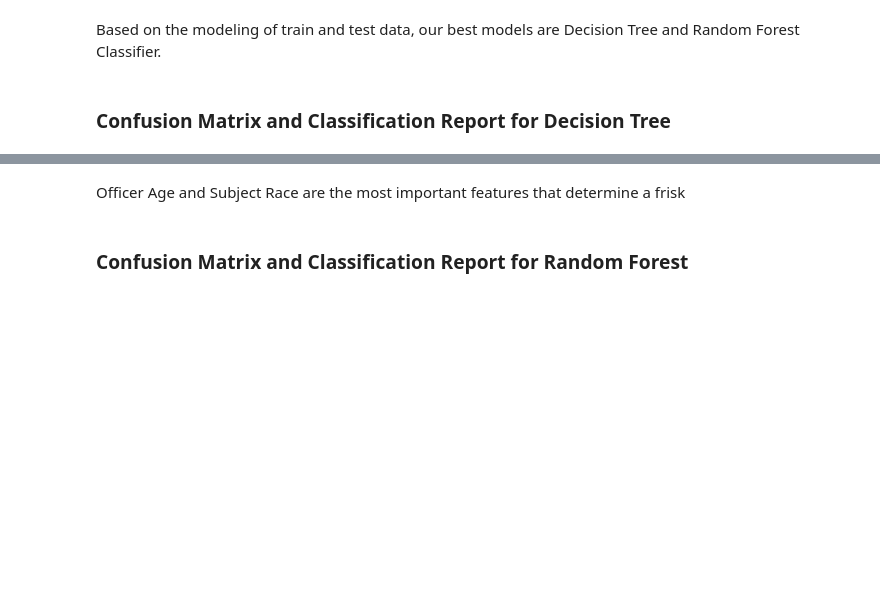
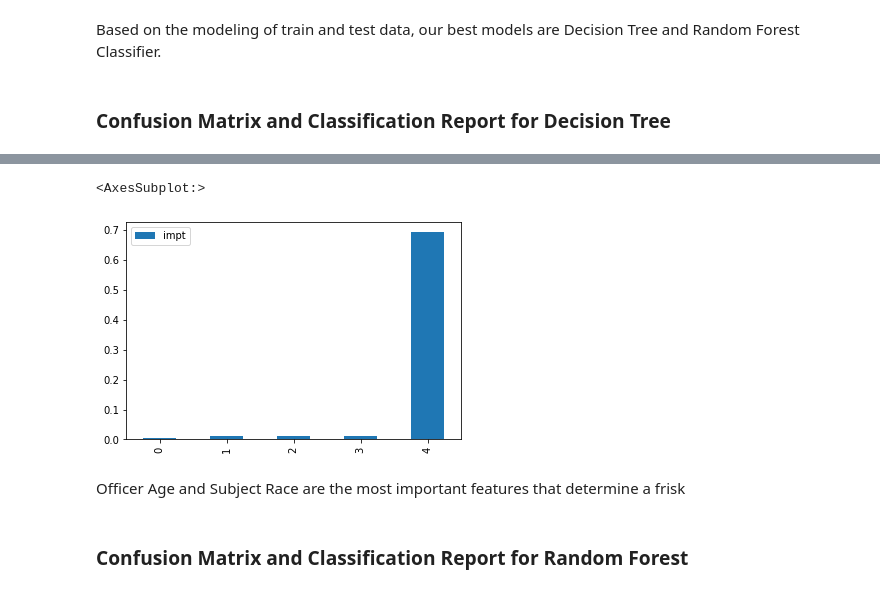
Before and after one commit to letruong711/Terry_Stop_Frisk, a Jupyter notebook: Modeling.ipynb, the cells around one changed output, grey strips where cells are left out. Saved outputs shown, nothing was run; the diff lists cells and outputs as text; code cells hidden in the pictures; blank space fills up the shorter version.

```diff
--- a/Modeling.ipynb
+++ b/Modeling.ipynb
@@ -295,3 +310,8 @@ fi
+# %%
+fi.plot(kind='bar')
+# %% [output]
+<AxesSubplot:>
+[figure, added]
 # %% [markdown]
 Officer Age and Subject Race are the most important features that determine a frisk
 # %% [markdown]
```
Also changed, not shown: parts of 23 cells of this notebook, 4 other files.
